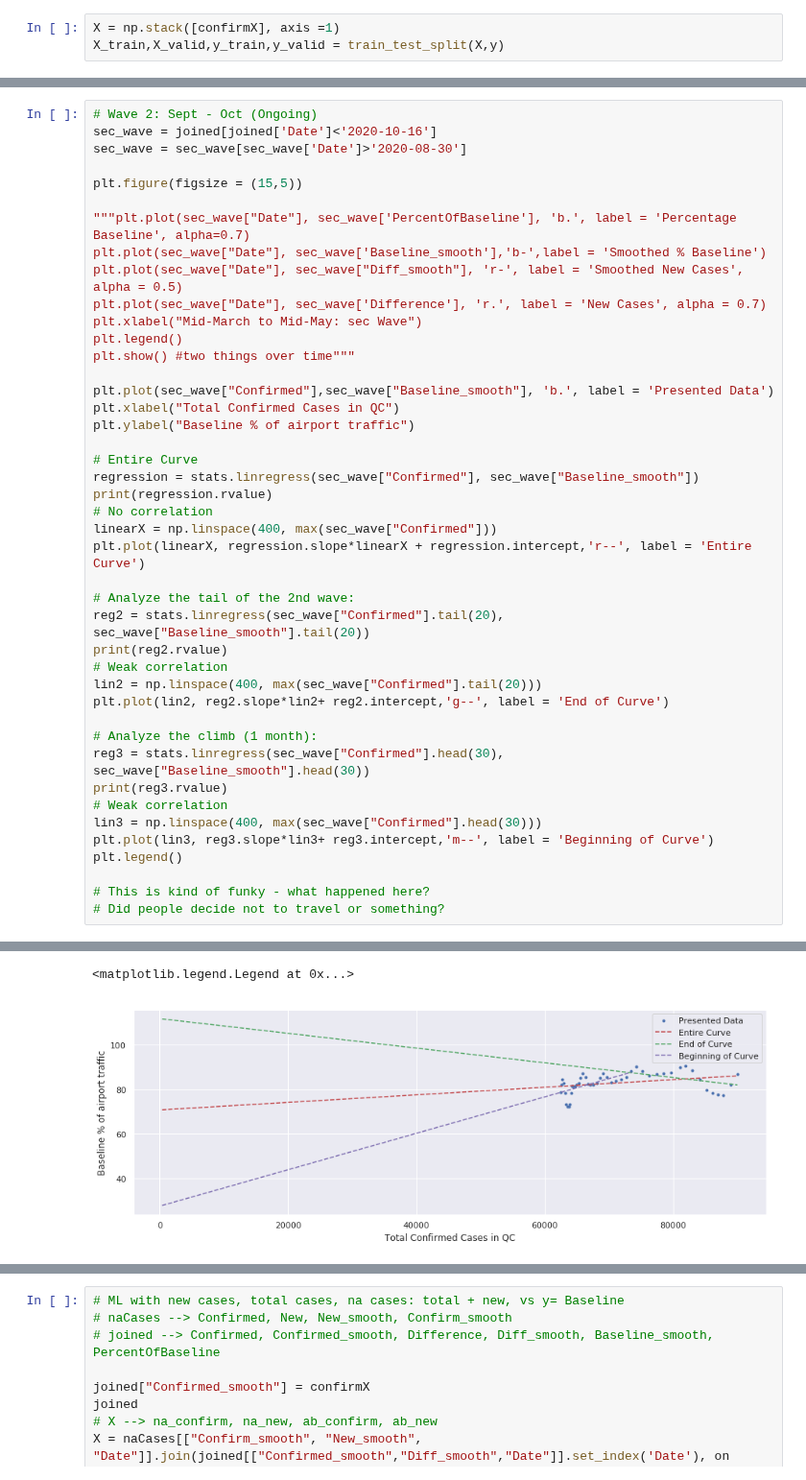
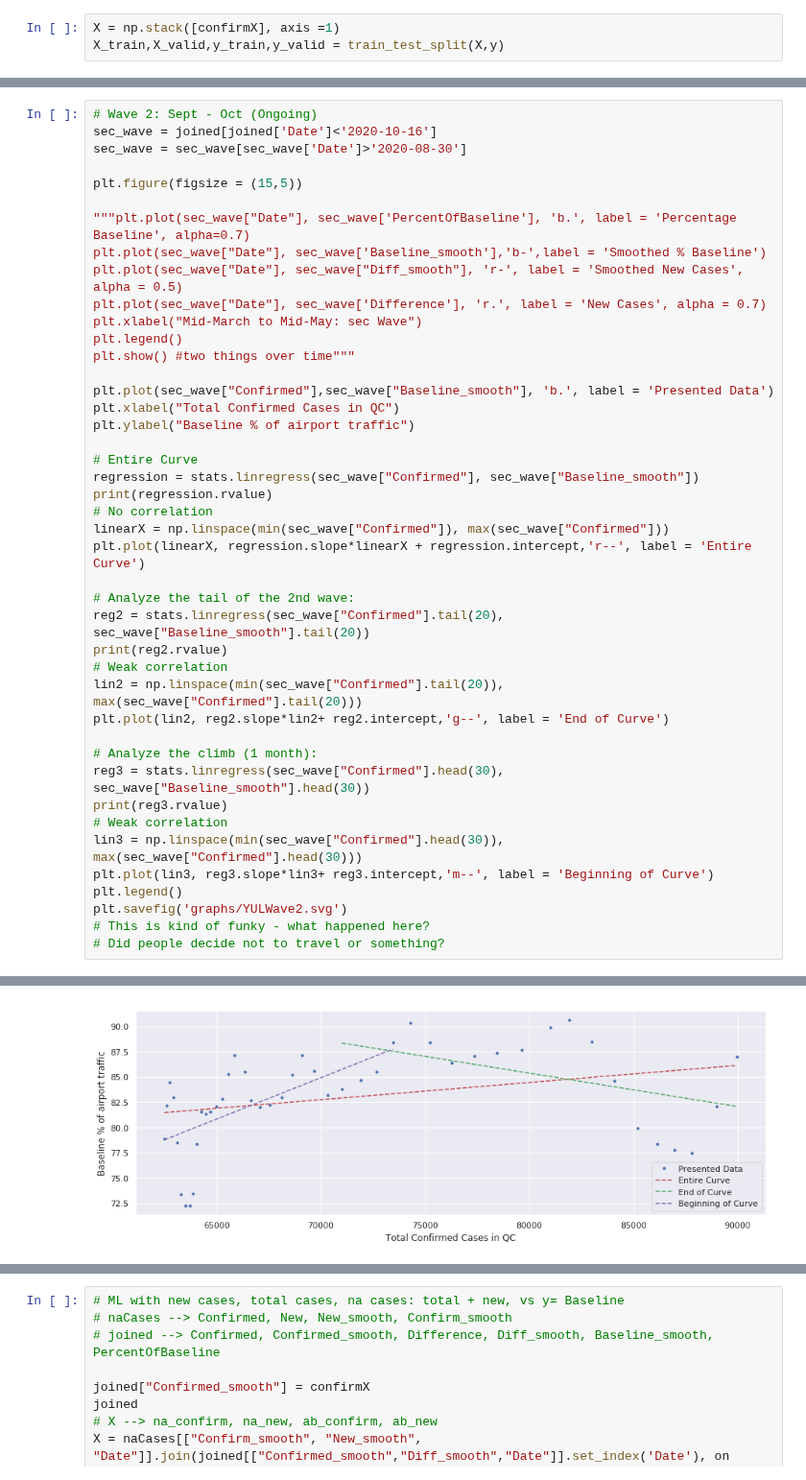
Before and after one commit to clement-ip/covid-airport-travel, a Jupyter notebook: analyzeYUL.ipynb, the cells around one changed output, grey strips where cells are left out. Shown at 96% size. Saved outputs shown, nothing was run; the diff lists cells and outputs as text.

```diff
--- a/analyzeYUL.ipynb
+++ b/analyzeYUL.ipynb
@@ -231,39 +224,38 @@ plt.legend()
 plt.show() #two things over time"""
 
 plt.plot(sec_wave["Confirmed"],sec_wave["Baseline_smooth"], 'b.', label = 'Presented Data')
 plt.xlabel("Total Confirmed Cases in QC")
 plt.ylabel("Baseline % of airport traffic")
 
 # Entire Curve
 regression = stats.linregress(sec_wave["Confirmed"], sec_wave["Baseline_smooth"])
 print(regression.rvalue)
 # No correlation
-linearX = np.linspace(400, max(sec_wave["Confirmed"]))
+linearX = np.linspace(min(sec_wave["Confirmed"]), max(sec_wave["Confirmed"]))
 plt.plot(linearX, regression.slope*linearX + regression.intercept,'r--', label = 'Entire Curve')
 
 # Analyze the tail of the 2nd wave:
 reg2 = stats.linregress(sec_wave["Confirmed"].tail(20), sec_wave["Baseline_smooth"].tail(20))
 print(reg2.rvalue)
 # Weak correlation
-lin2 = np.linspace(400, max(sec_wave["Confirmed"].tail(20)))
+lin2 = np.linspace(min(sec_wave["Confirmed"].tail(20)), max(sec_wave["Confirmed"].tail(20)))
 plt.plot(lin2, reg2.slope*lin2+ reg2.intercept,'g--', label = 'End of Curve')
 
 # Analyze the climb (1 month):
 reg3 = stats.linregress(sec_wave["Confirmed"].head(30), sec_wave["Baseline_smooth"].head(30))
 print(reg3.rvalue)
 # Weak correlation
-lin3 = np.linspace(400, max(sec_wave["Confirmed"].head(30)))
+lin3 = np.linspace(min(sec_wave["Confirmed"].head(30)), max(sec_wave["Confirmed"].head(30)))
 plt.plot(lin3, reg3.slope*lin3+ reg3.intercept,'m--', label = 'Beginning of Curve')
 plt.legend()
-
+plt.savefig('graphs/YULWave2.svg')
 # This is kind of funky - what happened here?
 # Did people decide not to travel or something?
 # %% [output]
 0.3141405402860613
 -0.4834189538958141
 0.6082750930430638
-<matplotlib.legend.Legend at 0x...>
-[figure, old version]
+[figure, new version]
 # %%
 # This is to make sure both yul and naCases start and end on the same dates
 if (yul.count().loc['Date'] != naCases.count().loc['Date']):
```
Also changed, not shown: parts of 7 cells of this notebook, 35 other files.
